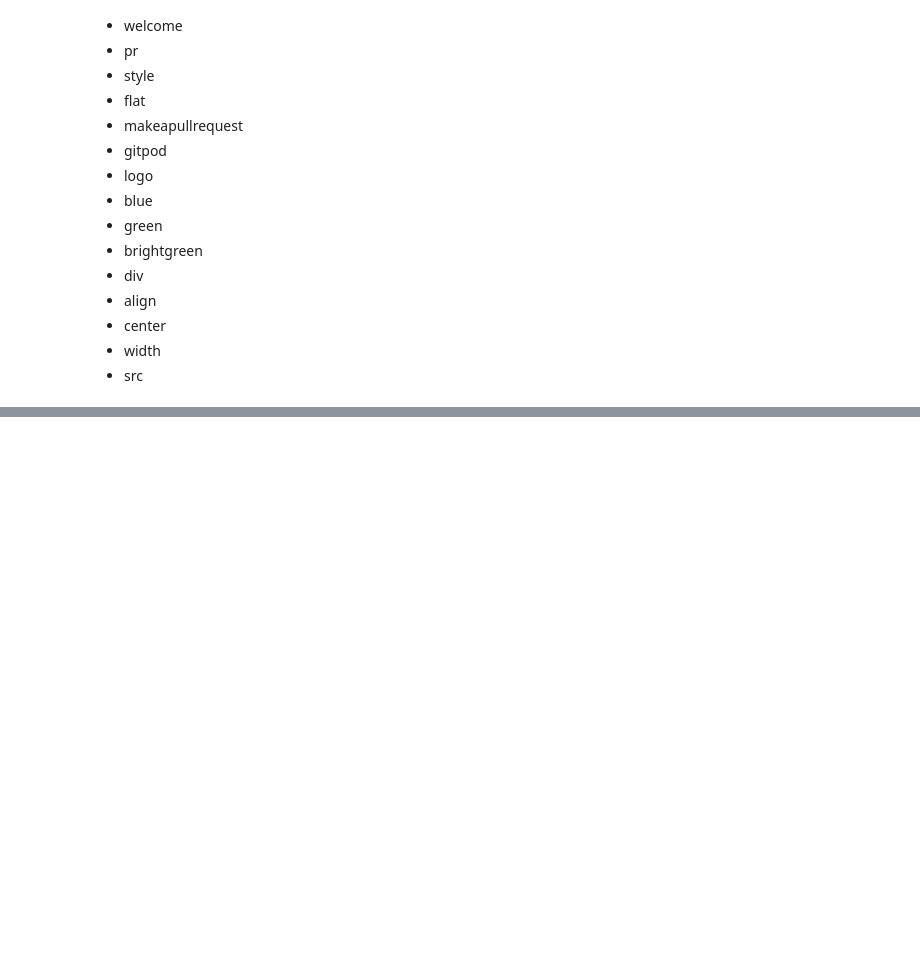
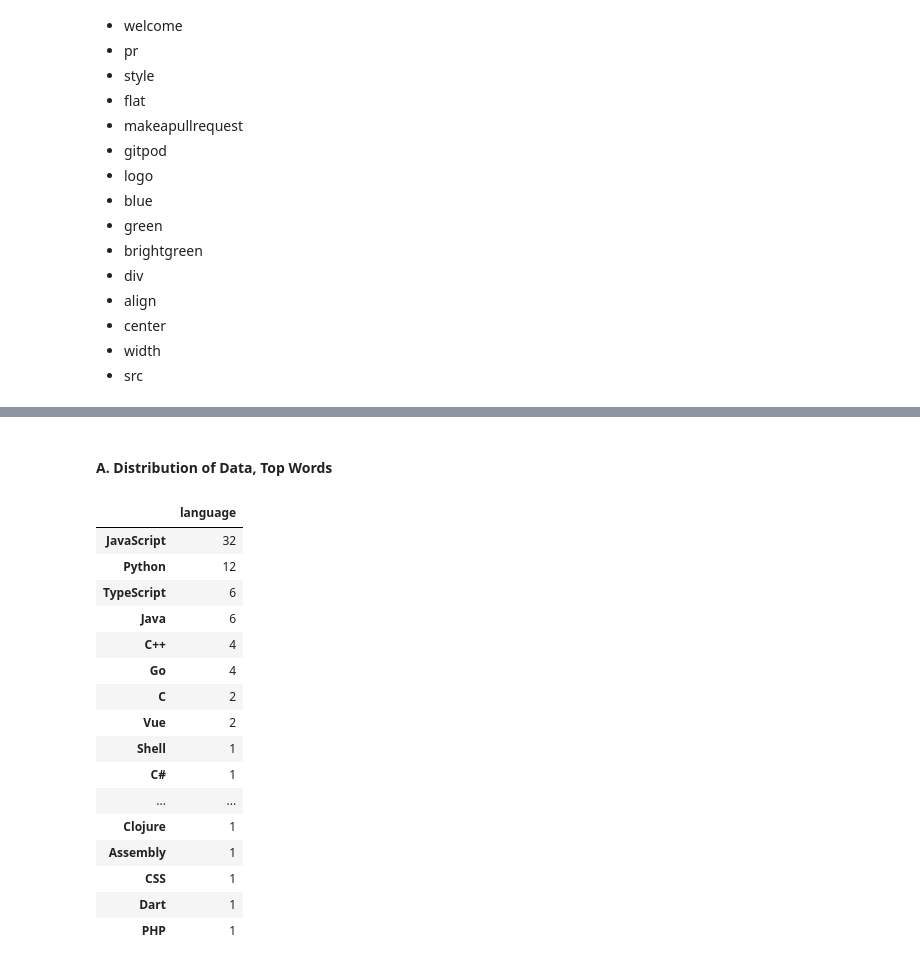
Before and after one commit to pellegrino-nlp/nlp_project, a Jupyter notebook: working_file.ipynb, the cells around one changed output, grey strips where cells are left out. Saved outputs shown, nothing was run; the diff lists cells and outputs as text; code cells hidden in the pictures; blank space fills up the shorter version.

```diff
--- a/working_file.ipynb
+++ b/working_file.ipynb
@@ -107,0 +147,23 @@ df.head()
+# %% [markdown]
+#### A. Distribution of Data, Top Words
+# %%
+value_counts = pd.DataFrame(dfx.language.value_counts(ascending=False))
+value_counts
+# %% [output]
+|  | language |
+| JavaScript | 32 |
+| Python | 12 |
+| TypeScript | 6 |
+| Java | 6 |
+| C++ | 4 |
+| Go | 4 |
+| C | 2 |
+| Vue | 2 |
+| Shell | 1 |
+| C# | 1 |
+| ... | ... |
+| Clojure | 1 |
+| Assembly | 1 |
+| CSS | 1 |
+| Dart | 1 |
+| PHP | 1 |
```
Also changed, not shown: parts of 19 cells of this notebook.
